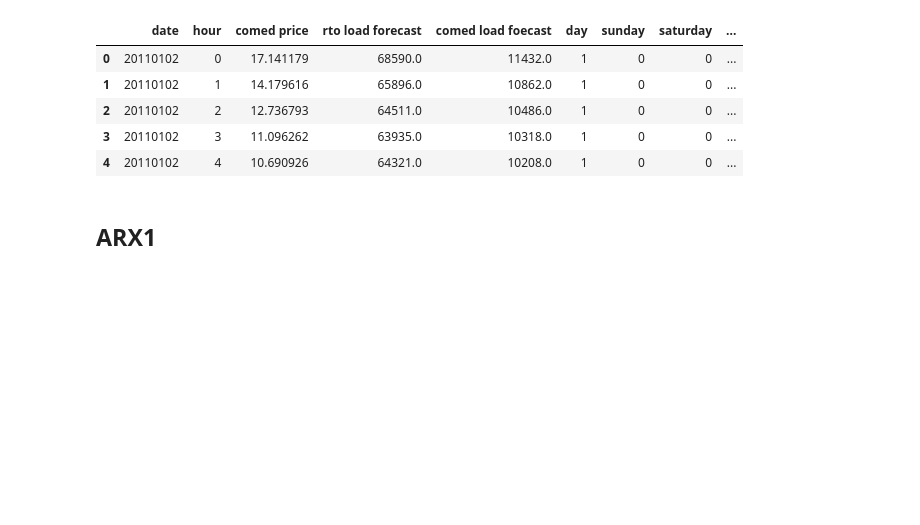
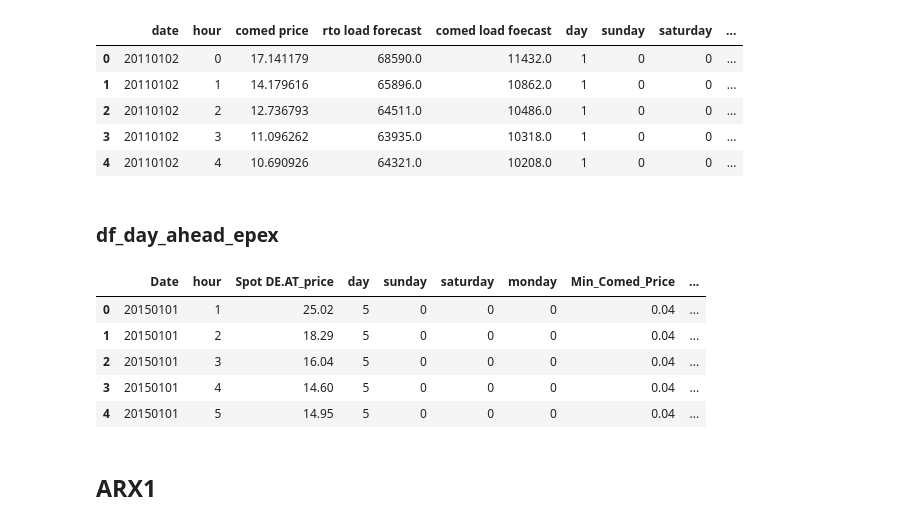
Before and after one commit to piovesanaedoardo/Project_Predictive-Analytics, a Jupyter notebook: main.ipynb, the cells around one changed output. Cells and saved outputs as stored; diff of their text form; code cells hidden in the pictures; blank space fills up the shorter version.

Commit message:
added sections of df_day_ahead_epex

```diff
--- a/main.ipynb
+++ b/main.ipynb
@@ -120,6 +118,29 @@ df_PJM.head()
 | 2 | 20110102 | 2 | 12.736793 | 64511.0 | 10486.0 | 1 | 0 | 0 | ... |
 | 3 | 20110102 | 3 | 11.096262 | 63935.0 | 10318.0 | 1 | 0 | 0 | ... |
 | 4 | 20110102 | 4 | 10.690926 | 64321.0 | 10208.0 | 1 | 0 | 0 | ... |
+# %% [markdown]
+### df_day_ahead_epex
+# %%
+df_day_ahead_epex['sunday'] = np.where(df_day_ahead_epex['day'] == 7, 1, 0)
+df_day_ahead_epex['saturday'] = np.where(df_day_ahead_epex['day'] == 6, 1, 0)
+df_day_ahead_epex['monday'] = np.where(df_day_ahead_epex['day'] ==  1, 1, 0)
+# %%
+price = df_day_ahead_epex["Spot DE.AT_price"]
+# exogenos = df_day_ahead_epex["rto load forecast"]
+sunday = df_day_ahead_epex["sunday"]
+saturday = df_day_ahead_epex["saturday"]
+monday = df_day_ahead_epex["monday"]
+df_day_ahead_epex['Min_Comed_Price'] = df_day_ahead_epex.groupby('Date')['Spot DE.AT_price'].transform('min')
+df_day_ahead_epex['Max_Comed_Price'] = df_day_ahead_epex.groupby('Date')['Spot DE.AT_price'].transform('max')
+# %%
+df_day_ahead_epex.head()
+# %% [output]
+|  | Date | hour | Spot DE.AT_price | day | sunday | saturday | monday | Min_Comed_Price | ... |
+| 0 | 20150101 | 1 | 25.02 | 5 | 0 | 0 | 0 | 0.04 | ... |
+| 1 | 20150101 | 2 | 18.29 | 5 | 0 | 0 | 0 | 0.04 | ... |
+| 2 | 20150101 | 3 | 16.04 | 5 | 0 | 0 | 0 | 0.04 | ... |
+| 3 | 20150101 | 4 | 14.60 | 5 | 0 | 0 | 0 | 0.04 | ... |
+| 4 | 20150101 | 5 | 14.95 | 5 | 0 | 0 | 0 | 0.04 | ... |
 # %% [markdown]
 ## ARX1
 # %% [markdown]
```
Also changed, not shown: parts of 8 cells of this notebook.
